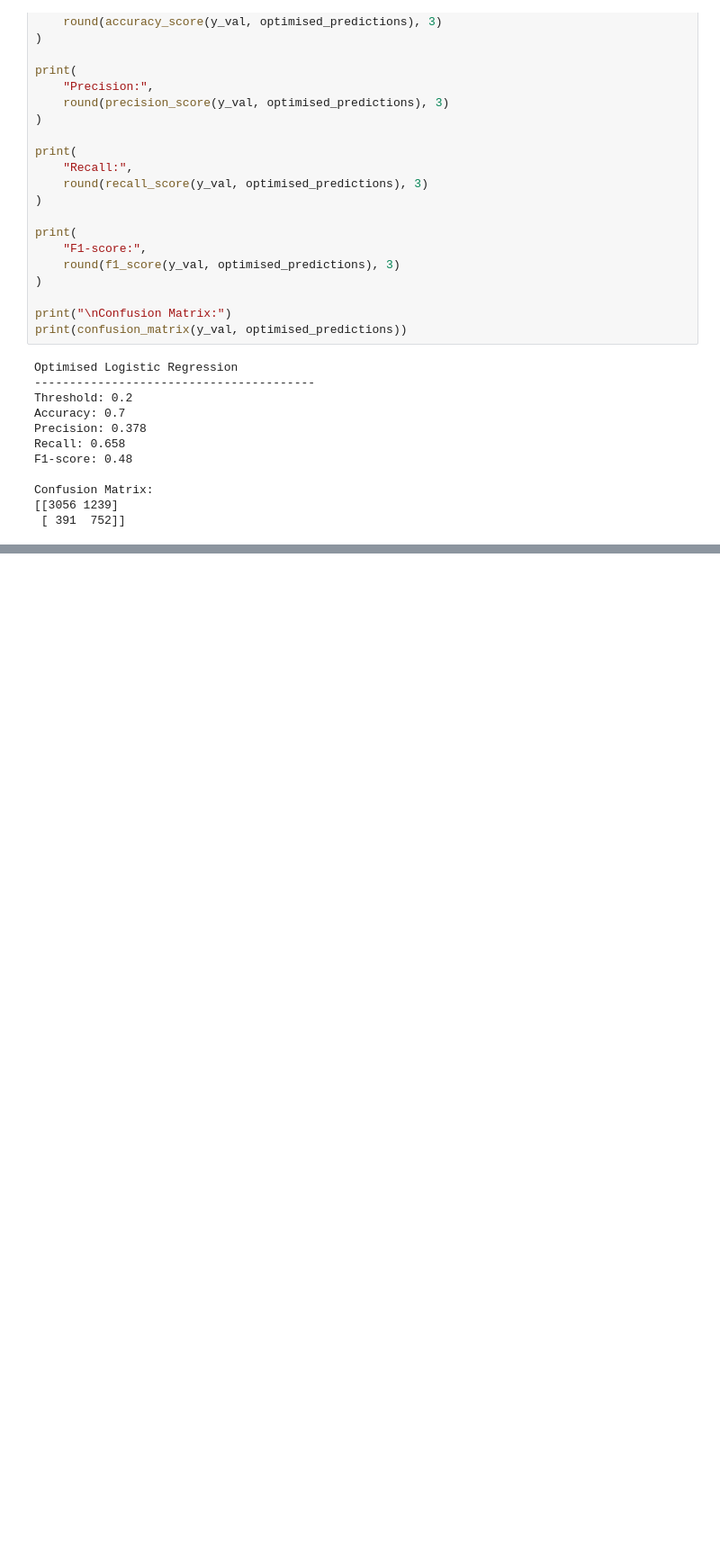
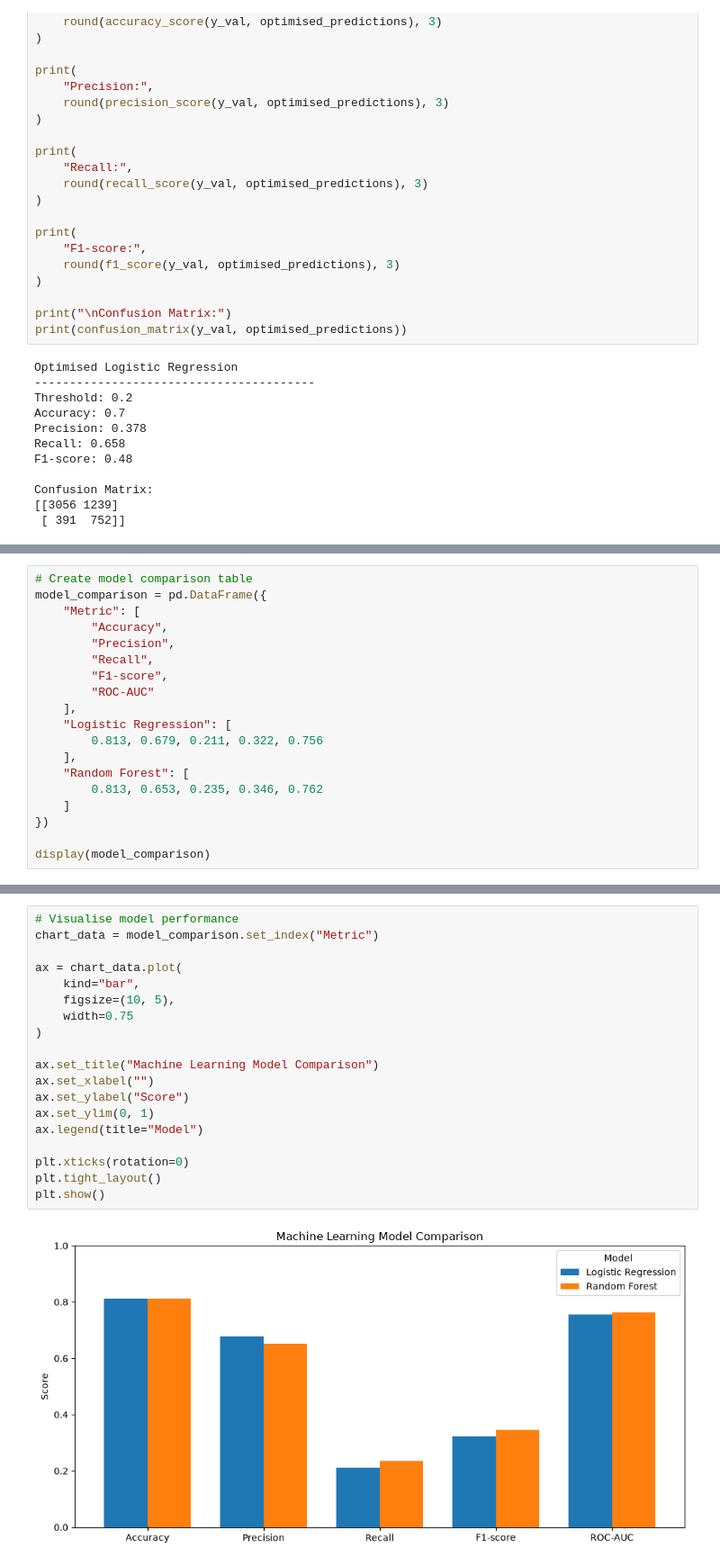
Before and after one commit to khainguyen-analytics/customer-intelligence-engine, a Jupyter notebook: notebooks/05_predictive_modelling.ipynb, the cells around one changed output, grey strips where cells are left out. Shown at 90% size. Drawn from its saved outputs; the diff is of its cells as text; blank space fills up the shorter version.

Commit message:
Complete customer repeat purchase prediction model

```diff
--- a/notebooks/05_predictive_modelling.ipynb
+++ b/notebooks/05_predictive_modelling.ipynb
@@ -738,0 +815,19 @@ Confusion Matrix:
+# %%
+# Create model comparison table
+model_comparison = pd.DataFrame({
+    "Metric": [
+        "Accuracy",
+        "Precision",
+        "Recall",
+        "F1-score",
+        "ROC-AUC"
+    ],
+    "Logistic Regression": [
+        0.813, 0.679, 0.211, 0.322, 0.756
+    ],
+    "Random Forest": [
+        0.813, 0.653, 0.235, 0.346, 0.762
+    ]
+})
+
+display(model_comparison)
@@ -738,0 +841,21 @@ Confusion Matrix:
+# %%
+# Visualise model performance
+chart_data = model_comparison.set_index("Metric")
+
+ax = chart_data.plot(
+    kind="bar",
+    figsize=(10, 5),
+    width=0.75
+)
+
+ax.set_title("Machine Learning Model Comparison")
+ax.set_xlabel("")
+ax.set_ylabel("Score")
+ax.set_ylim(0, 1)
+ax.legend(title="Model")
+
+plt.xticks(rotation=0)
+plt.tight_layout()
+plt.show()
+# %% [output]
+[figure, added]
```
Also changed, not shown: parts of 27 cells of this notebook, 3 other files.
